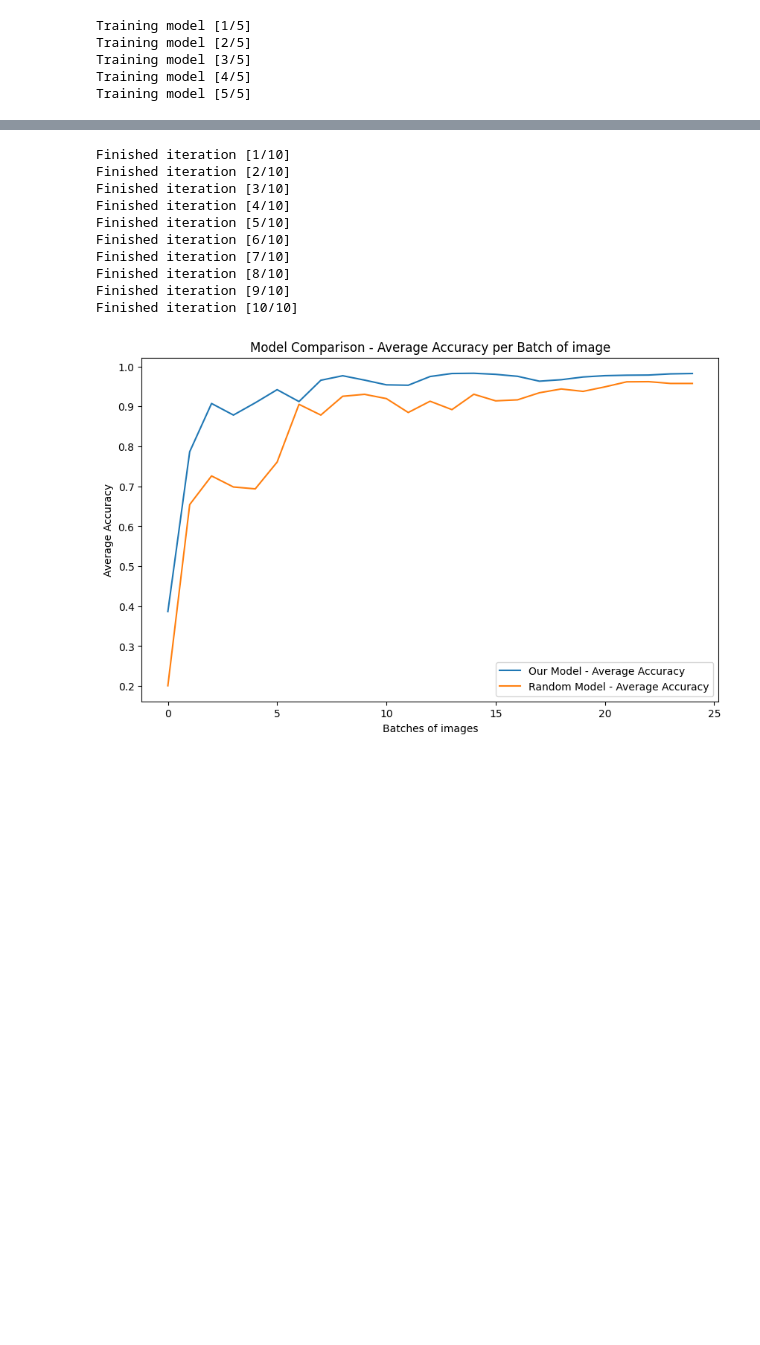
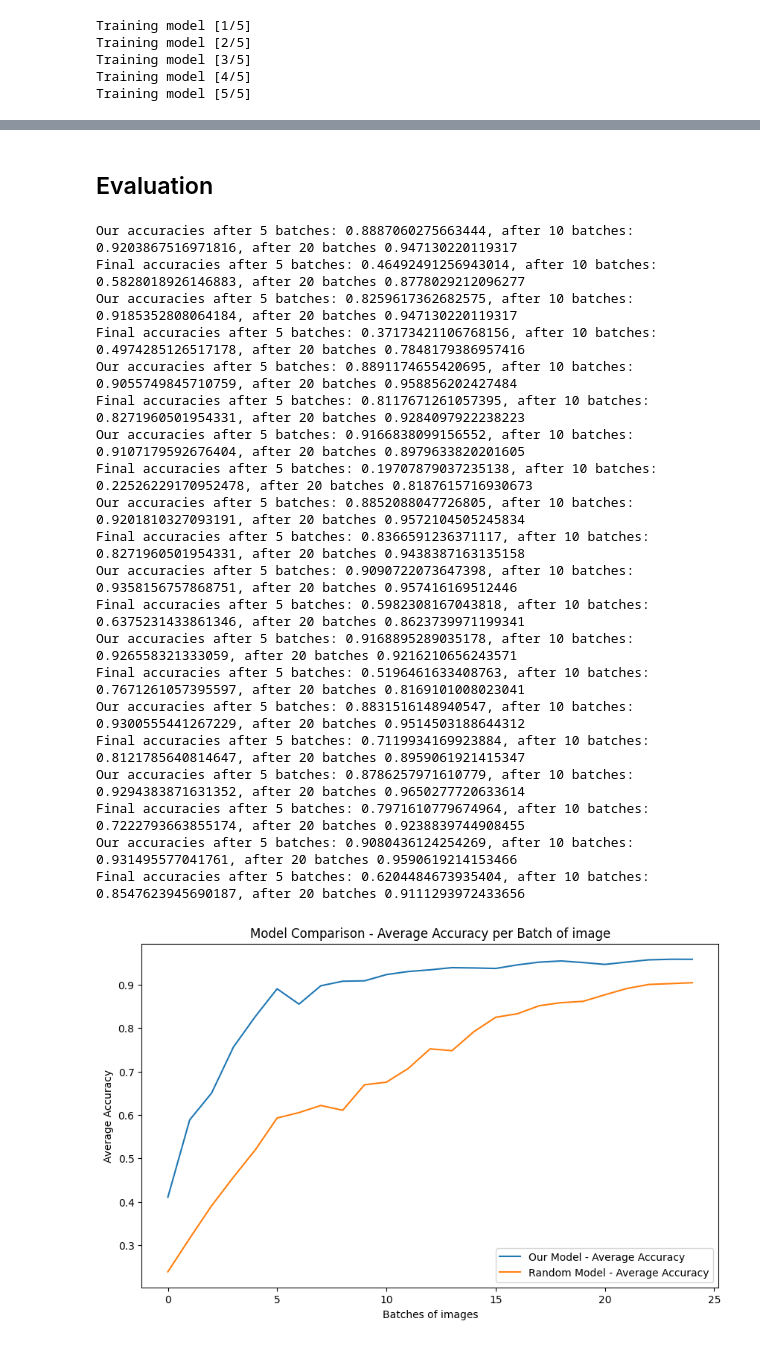
Before and after one commit to janulm/deep-learning-advanced-initialization, a Jupyter notebook: mnist-clustering.ipynb, the cells around one changed output, grey strips where cells are left out. Cells and saved outputs as stored; diff of their text form; code cells hidden in the pictures; blank space fills up the shorter version.

```diff
--- a/mnist-clustering.ipynb
+++ b/mnist-clustering.ipynb
@@ -216,12 +324,0 @@ def get_average_filters(models, num_clusters):
-# %%
-def create_initialized_model(models):
-    our_model = CNN().to(device)
-
-    average_filters = get_average_filters(models, 16)
-
-    shaped_average_filters = np.array(average_filters).reshape((16, 1, 7, 7))
-    shaped_average_filters = torch.tensor(shaped_average_filters, dtype=torch.float32).to(device)
-
-    our_model.conv1[0].weight.data = shaped_average_filters
-
-    return our_model
@@ -228,39 +369,34 @@ def create_initialized_model(models):
+# %% [markdown]
+## Evaluation
 # %%
-def compare_models(models, loaders, num_epochs, plot_result=False):
-    our_model = create_initialized_model(models)
+def compare_models(models, loaders, num_epochs):
+    final_model = create_initialized_model(models)
     random_model = CNN().to(device)
 
-    our_optimizer = torch.optim.Adam(our_model.parameters(), lr=0.01)
+    final_optimizer = torch.optim.Adam(final_model.parameters(), lr=0.01)
     random_optimizer = torch.optim.Adam(random_model.parameters(), lr=0.01)
 
     loss_func = torch.nn.CrossEntropyLoss()
 
-    our_accuracies = train(num_epochs, loaders["last_5_train"], our_model, our_optimizer, loss_func,
+    our_accuracies = train(num_epochs, loaders["last_5_train"], final_model, final_optimizer, loss_func,
                            test_loader=loaders["last_5_test"], evaluation_indices=np.arange(25))
 
     random_accuracies = train(num_epochs, loaders["last_5_train"], random_model, random_optimizer, loss_func,
                               test_loader=loaders["last_5_test"], evaluation_indices=np.arange(25))
 
-    if plot_result:
-        plt.figure(figsize=(10, 6))
-        plt.plot(our_accuracies, label='Our Model - Test Accuracy')
-        plt.plot(random_accuracies, label='Random Model - Test Accuracy')
-        plt.title('Model Comparison - Test Accuracy per Batch of image')
-        plt.xlabel('Batches of images')
-        plt.ylabel('Accuracy')
-        plt.legend()
-        plt.show()
-
     return our_accuracies, random_accuracies
 # %%
-def repeat_experiment(num_iterations, models, loaders, plot_result=True):
+def get_average_score(num_iterations, models, loaders, plot_result=True):
     num_epochs = 1
 
     our_cumulative_accuracies = []
     random_cumulative_accuracies = []
 
     for i in range(num_iterations):
-        our_accuracies, random_accuracies = compare_models(models, loaders, num_epochs, plot_result=False)
+        our_accuracies, random_accuracies = compare_models(models, loaders, num_epochs)
+
+        print(f"Our accuracies after 5 batches: {our_accuracies[5]}, after 10 batches: {our_accuracies[10]}, after 20 batches {our_accuracies[20]}")
+        print(f"Final accuracies after 5 batches: {random_accuracies[5]}, after 10 batches: {random_accuracies[10]}, after 20 batches {random_accuracies[20]}")
 
         if not our_cumulative_accuracies:
             our_cumulative_accuracies = our_accuracies
@@ -270,32 +406,40 @@ def repeat_experiment(num_iterations, models, loaders, plot_result=True):
             our_cumulative_accuracies = [x + y for x, y in zip(our_cumulative_accuracies, our_accuracies)]
             random_cumulative_accuracies = [x + y for x, y in zip(random_cumulative_accuracies, random_accuracies)]
 
-        print(f"Finished iteration [{i+1}/{num_iterations}] ")
-
     # Compute the average accuracies
     our_average_accuracies = [x / num_iterations for x in our_cumulative_accuracies]
     random_average_accuracies = [x / num_iterations for x in random_cumulative_accuracies]
 
     if plot_result:
         plt.figure(figsize=(10, 6))
-        plt.plot(our_accuracies, label='Our Model - Average Accuracy')
-        plt.plot(random_accuracies, label='Random Model - Average Accuracy')
+        plt.plot(our_average_accuracies, label='Our Model - Average Accuracy')
+        plt.plot(random_average_accuracies, label='Random Model - Average Accuracy')
         plt.title('Model Comparison - Average Accuracy per Batch of image')
         plt.xlabel('Batches of images')
         plt.ylabel('Average Accuracy')
         plt.legend()
         plt.show()
 # %%
-repeat_experiment(10, models, loaders)
+get_average_score(10, models, loaders)
 # %% [output]
-Finished iteration [1/10]
-Finished iteration [2/10]
-Finished iteration [3/10]
-Finished iteration [4/10]
-Finished iteration [5/10]
-Finished iteration [6/10]
-Finished iteration [7/10]
-Finished iteration [8/10]
-Finished iteration [9/10]
-Finished iteration [10/10]
+Our accuracies after 5 batches: 0.8887060275663444, after 10 batches: 0.9203867516971816, after 20 batches 0.947130220119317
+Final accuracies after 5 batches: 0.46492491256943014, after 10 batches: 0.5828018926146883, after 20 batches 0.8778029212096277
+Our accuracies after 5 batches: 0.8259617362682575, after 10 batches: 0.9185352808064184, after 20 batches 0.947130220119317
+Final accuracies after 5 batches: 0.37173421106768156, after 10 batches: 0.4974285126517178, after 20 batches 0.7848179386957416
+Our accuracies after 5 batches: 0.8891174655420695, after 10 batches: 0.9055749845710759, after 20 batches 0.958856202427484
+Final accuracies after 5 batches: 0.8117671261057395, after 10 batches: 0.8271960501954331, after 20 batches 0.9284097922238223
+Our accuracies after 5 batches: 0.9166838099156552, after 10 batches: 0.9107179592676404, after 20 batches 0.8979633820201605
+Final accuracies after 5 batches: 0.19707879037235138, after 10 batches: 0.22526229170952478, after 20 batches 0.8187615716930673
+Our accuracies after 5 batches: 0.8852088047726805, after 10 batches: 0.9201810327093191, after 20 batches 0.9572104505245834
+Final accuracies after 5 batches: 0.8366591236371117, after 10 batches: 0.8271960501954331, after 20 batches 0.9438387163135158
+Our accuracies after 5 batches: 0.9090722073647398, after 10 batches: 0.9358156757868751, after 20 batches 0.957416169512446
+Final accuracies after 5 batches: 0.5982308167043818, after 10 batches: 0.6375231433861346, after 20 batches 0.8623739971199341
+Our accuracies after 5 batches: 0.9168895289035178, after 10 batches: 0.926558321333059, after 20 batches 0.9216210656243571
+Final accuracies after 5 batches: 0.5196461633408763, after 10 batches: 0.7671261057395597, after 20 batches 0.8169101008023041
+Our accuracies after 5 batches: 0.8831516148940547, after 10 batches: 0.9300555441267229, after 20 batches 0.9514503188644312
+Final accuracies after 5 batches: 0.7119934169923884, after 10 batches: 0.8121785640814647, after 20 batches 0.8959061921415347
+Our accuracies after 5 batches: 0.8786257971610779, after 10 batches: 0.9294383871631352, after 20 batches 0.9650277720633614
+Final accuracies after 5 batches: 0.7971610779674964, after 10 batches: 0.7222793663855174, after 20 batches 0.9238839744908455
+Our accuracies after 5 batches: 0.9080436124254269, after 10 batches: 0.931495577041761, after 20 batches 0.9590619214153466
+Final accuracies after 5 batches: 0.6204484673935404, after 10 batches: 0.8547623945690187, after 20 batches 0.9111293972433656
-[figure, old version]
+[figure, new version]
```
Also changed, not shown: parts of 18 cells of this notebook.
